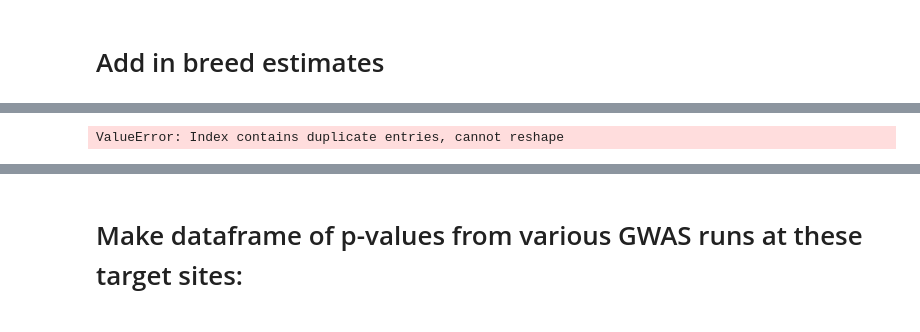
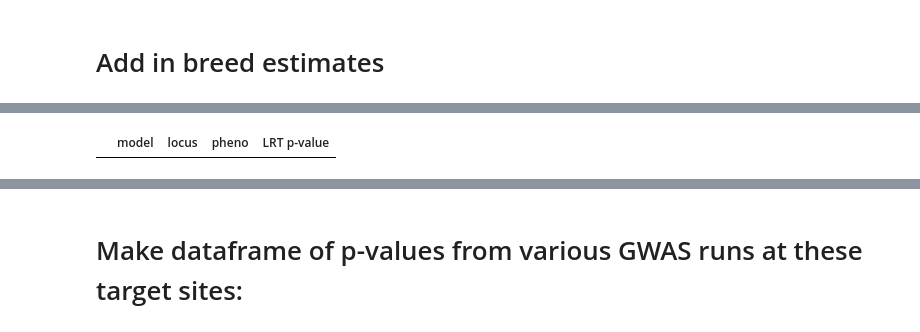
Before and after one commit to broadinstitute/dog_behavioral_gwas_paper, a Jupyter notebook: notebooks/run_predictions.ipynb, the cells around one changed output, grey strips where cells are left out. Cells and saved outputs as stored; diff of their text form; code cells hidden in the pictures.

```diff
--- a/notebooks/run_predictions.ipynb
+++ b/notebooks/run_predictions.ipynb
@@ -11,20 +26,5 @@ import scipy
 # %%
-marker_to_behavior = {
-    "chr1:42445143": ['2','4', '5', '6', '8', '11', '13', '108', '228',  "factor_2"],
-    "chr10:8354804": ['41', '107', '109', 'factor_8', '37', '41', '82', '83', '88', '166'],
-    "chr10:8415970": ['41', '107', '109', 'factor_8'],
-    "chr10:8752420": ['41', '107', '109', 'factor_8'],
-    "chr10:8808920": ['71', '73', '75', 'factor_6', '41', '107', '109', 'factor_8'],
-    "chr10:2790081": ['11', '42', '46', '167', '170', '171', '175', '37', '41', '82', '83', '88', '166', '71', '73', '75', 'factor_6'],
-    "chr15:41524634": ['37', '41', '82', '83', '88', '166'],
-    "chr15:41543072": ['37', '41', '82', '83', '88', '166'],
-    "chr18:20591145": ['74', '75', '77', "factor_6", '37', '41', '82', '83', '88', '166', '21', '23', '31', '34', '53', '57', '11', '42', '46', '167', '170', '171', '175'],
-    "chr34:18730331": ['74', '75', '77', "factor_6", '41', '107', '109', 'factor_8'],
-#    "chrX:103473176" : ['74', '75', '77', "factor_6"],
-#    "chrX:104047776" : ['74', '75', '77', "factor_6"],
-}
 
-maclean = pd.read_csv("/seq/vgb/bryc/projects/dog_behavioral_gwas_paper/data/Maclean_sig_SNPs.csv", header=None)
 marker_to_behavior.update(dict(zip(maclean[0], maclean[1].str.split(','))))
 
 marker_to_morphology = {
@@ -35,7 +35,6 @@ marker_to_morphology = {
     "chr10:8752420": ['125', '121'],
     "chr10:8808920": ['125', '121'],
     "chr10:2790081":['121', '125'],
-    "chr10:8354804":['121', '125'],
     "chr15:41543072": ['121'],
     "chr18:20591145": ['121', '246'],
     #"chr12:57877660": ['122'],
@@ -95,9 +81,14 @@ Name: 122, Length: 2454, dtype: object
 with open('/seq/vgb/bryc/data/darwins_dogs/pnas_dog_behavior_paper/results/full_vs_reduced_LRTs.csv', 'w'):
     print("")
 
-def run_likelihood_tests(snp_dict, df, size_covariates = True, ancestries = None, ancestry_dict = None):
+def run_likelihood_tests(snp_dict,
+                         df,
+                         size_covariates = True,
+                         ancestries = None,
+                         ancestry_dict = None,
+                         outfile = '/seq/vgb/bryc/data/darwins_dogs/pnas_dog_behavior_paper/results/full_vs_reduced_LRTs.csv'):
     results = []
-    with open('/seq/vgb/bryc/data/darwins_dogs/pnas_dog_behavior_paper/results/full_vs_reduced_LRTs.csv', 'a') as fh:
+    with open(outfile, 'a') as fh:
         for snp in snp_dict.keys():
             if ancestry_dict is not None:
                 ancestries = ancestry_dict[snp]
@@ -106,7 +97,6 @@ def run_likelihood_tests(snp_dict, df, size_covariates = True, ancestries = None
             else:
                 ancestries_cov = ""
             for pheno in snp_dict[snp]:
-                print(f"Running snp {snp}, pheno {pheno}")
                 # OLS is _very_ finicky about column names so we will copy ours over to "clean" names here
                 df['test_snp'] = df[snp]
                 df['phenotype'] = df[pheno]
@@ -244,9 +199,9 @@ Running snp chr5:7624586, pheno factor_4
 all_results = morphology_results_all + behavior_results_all  + morphology_no_size_all + behavior_no_size_all + \
             morphology_results_mixed + behavior_results_mixed + morphology_no_size_mixed + behavior_no_size_mixed +\
             morphology_anc_all + behavior_anc_all + morphology_anc_mixed + behavior_anc_mixed
-
-
-results  = pd.DataFrame(all_results).pivot(index = ['locus', 'pheno'], columns = 'model', values = 'LRT p-value')
-results
-# %% [output]
-ValueError: Index contains duplicate entries, cannot reshape
+# %%
+pd.set_option('display.max_colwidth', None)
+results = pd.DataFrame(all_results)
+results[results.duplicated(subset=["locus", "pheno", "model"], keep=False)].sort_values(by=["locus", "pheno", "model"])
+# %% [output]
+|  | model | locus | pheno | LRT p-value |
```
Also changed, not shown: parts of 10 cells of this notebook, 1 other file.
